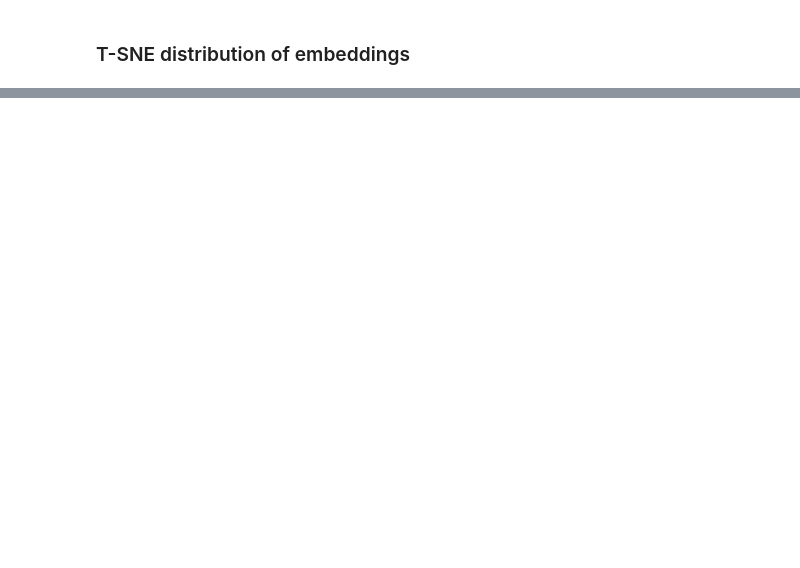
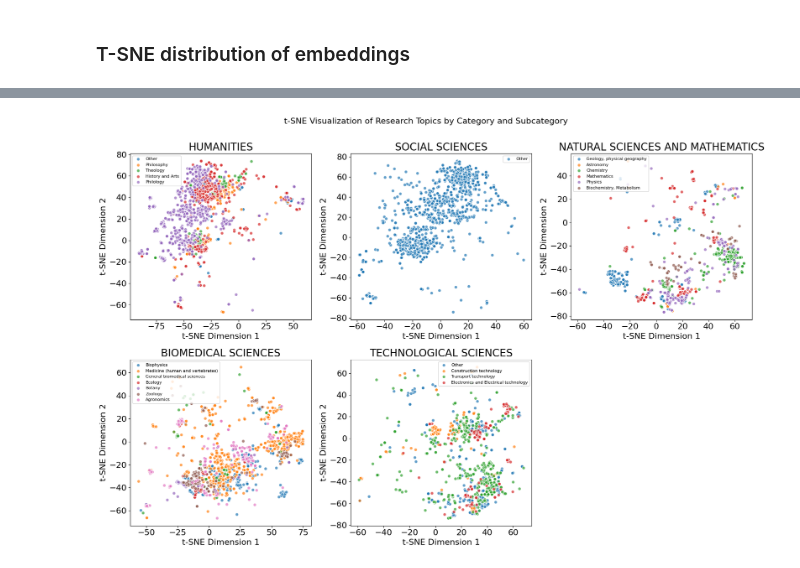
Before and after one commit to eutopia-collaboration-recommender/ecr-analytics, a Jupyter notebook: notebooks/05 - Research topics - top N articles distribution.ipynb, the cells around one changed output, grey strips where cells are left out. Drawn from its saved outputs; the diff is of its cells as text; code cells hidden in the pictures; blank space fills up the shorter version.

```diff
--- a/notebooks/05 - Research topics - top N articles distribution.ipynb
+++ b/notebooks/05 - Research topics - top N articles distribution.ipynb
@@ -112,0 +138,34 @@ plt.show()
+# %%
+
+# Set up grid layout for 3x2 plots
+fig, axes = plt.subplots(2, 3, figsize=(18, 12))
+axes = axes.flatten()
+
+# Filter for each group and plot
+top_groups = df['group_name'].unique()
+for i, group in enumerate(top_groups):
+    ax = axes[i]
+    subset = df[df['group_name'] == group]
+    for subcategory in subset['subgroup_name'].unique():
+        sub_subset = subset[subset['subgroup_name'] == subcategory]
+        ax.scatter(
+            sub_subset['tsne_dim_1'], sub_subset['tsne_dim_2'],
+            label=subcategory, alpha=0.7, edgecolors='w'
+        )
+    ax.set_title(group.upper())
+    ax.set_xlabel("t-SNE Dimension 1")
+    ax.set_ylabel("t-SNE Dimension 2")
+    ax.legend(fontsize=8, loc='best')
+
+# Remove empty subplot if fewer than 6 plots
+if len(top_groups) < len(axes):
+    for j in range(len(top_groups), len(axes)):
+        fig.delaxes(axes[j])
+
+# Add a main title
+fig.suptitle("t-SNE Visualization of Research Topics by Category and Subcategory", fontsize=16)
+plt.tight_layout()
+plt.subplots_adjust(top=0.9)  # Adjust spacing to fit main title
+plt.show()
+# %% [output]
+[figure, added]
```
Also changed, not shown: parts of 6 cells of this notebook, 17 other files.
